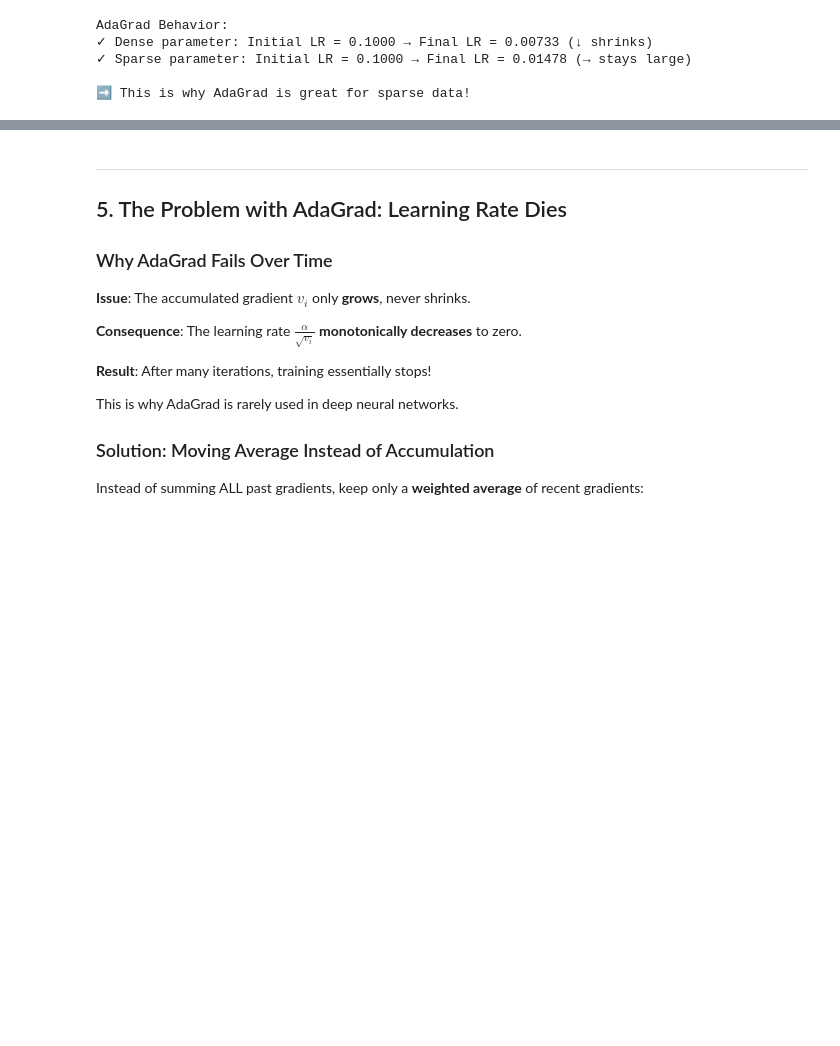
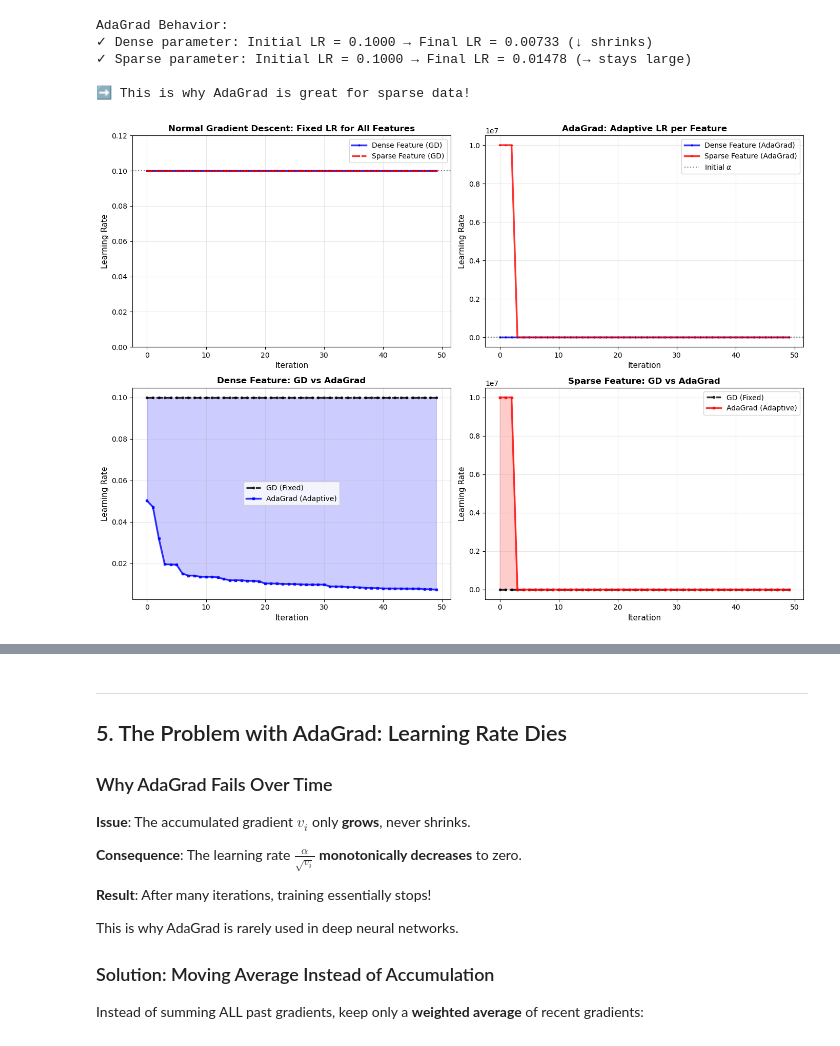
Before and after one commit to Aliha7ish/Adaptive_Optimizers_and_Newtons_Method, a Jupyter notebook: Adaptive_Optimizers_and_Newton_Method.ipynb, the cells around one changed output, grey strips where cells are left out. Drawn from its saved outputs; the diff is of its cells as text; code cells hidden in the pictures; blank space fills up the shorter version.

```diff
--- a/Adaptive_Optimizers_and_Newton_Method.ipynb
+++ b/Adaptive_Optimizers_and_Newton_Method.ipynb
@@ -449,3 +449,98 @@ AdaGrad Behavior:
 ✓ Sparse parameter: Initial LR = 0.1000 → Final LR = 0.01478 (→ stays large)
 
 ➡️ This is why AdaGrad is great for sparse data!
+# %%
+# Visualization 3b: GD vs AdaGrad - Learning Rate Adaptation
+def compare_gd_vs_adagrad():
+    """Direct comparison: Normal GD has fixed LR, AdaGrad adapts per-feature"""
+    np.random.seed(42)
+
+    iterations = 50
+    alpha = 0.1  # Initial learning rate
+    eps = 1e-8
+
+    # Simulate 2 features with different gradient patterns
+    dense_grads = np.random.randn(iterations) * 2 + 1  # Frequent, large gradients
+    sparse_grads = np.zeros(iterations)
+    sparse_indices = np.random.choice(iterations, size=15, replace=False)
+    sparse_grads[sparse_indices] = np.random.randn(15) * 1.5  # Rare, occasional spikes
+
+    # Normal GD: Fixed learning rate for all features
+    gd_dense_lr = np.ones(iterations) * alpha
+    gd_sparse_lr = np.ones(iterations) * alpha
+
+    # AdaGrad: Adaptive learning rates per feature
+    v_dense = np.cumsum(dense_grads ** 2)
+    v_sparse = np.cumsum(sparse_grads ** 2)
+    adagrad_dense_lr = alpha / (np.sqrt(v_dense) + eps)
+    adagrad_sparse_lr = alpha / (np.sqrt(v_sparse) + eps)
+
+    fig, axes = plt.subplots(2, 2, figsize=(14, 10))
+
+    x = np.arange(iterations)
+
+    # Plot 1: Normal GD - Learning Rates (constant)
+    axes[0, 0].plot(x, gd_dense_lr, 'b-', linewidth=2.5, label='Dense Feature (GD)', marker='o', markersize=2, alpha=0.8)
+    axes[0, 0].plot(x, gd_sparse_lr, 'r--', linewidth=2.5, label='Sparse Feature (GD)', marker='s', markersize=2, alpha=0.8)
+    axes[0, 0].axhline(y=alpha, color='k', linestyle=':', alpha=0.5)
+    axes[0, 0].set_xlabel('Iteration', fontsize=11)
+    axes[0, 0].set_ylabel('Learning Rate', fontsize=11)
+    axes[0, 0].set_title('Normal Gradient Descent: Fixed LR for All Features', fontsize=12, fontweight='bold')
+    axes[0, 0].legend(fontsize=10)
+    axes[0, 0].grid(True, alpha=0.3)
+    axes[0, 0].set_ylim([0, alpha * 1.2])
+
+    # Plot 2: AdaGrad - Learning Rates (adaptive)
+    axes[0, 1].plot(x, adagrad_dense_lr, 'b-', linewidth=2.5, label='Dense Feature (AdaGrad)', marker='o', markersize=2, alpha=0.8)
+    axes[0, 1].plot(x, adagrad_sparse_lr, 'r-', linewidth=2.5, label='Sparse Feature (AdaGrad)', marker='s', markersize=2, alpha=0.8)
+    axes[0, 1].axhline(y=alpha, color='k', linestyle=':', alpha=0.5, label='Initial $\\alpha$')
+    axes[0, 1].set_xlabel('Iteration', fontsize=11)
+    axes[0, 1].set_ylabel('Learning Rate', fontsize=11)
+    axes[0, 1].set_title('AdaGrad: Adaptive LR per Feature', fontsize=12, fontweight='bold')
+    axes[0, 1].legend(fontsize=10)
+    axes[0, 1].grid(True, alpha=0.3)
+
+    # Plot 3: Side-by-side comparison for Dense Feature
+    axes[1, 0].plot(x, gd_dense_lr, 'k--', linewidth=2.5, label='GD (Fixed)', marker='o', markersize=3, alpha=0.8)
+    axes[1, 0].plot(x, adagrad_dense_lr, 'b-', linewidth=2.5, label='AdaGrad (Adaptive)', marker='s', markersize=3, alpha=0.8)
+    axes[1, 0].fill_between(x, gd_dense_lr, adagrad_dense_lr, alpha=0.2, color='blue')
+    axes[1, 0].set_xlabel('Iteration', fontsize=11)
+    axes[1, 0].set_ylabel('Learning Rate', fontsize=11)
+    axes[1, 0].set_title('Dense Feature: GD vs AdaGrad', fontsize=12, fontweight='bold')
+    axes[1, 0].legend(fontsize=10)
+    axes[1, 0].grid(True, alpha=0.3)
+
+    # Plot 4: Side-by-side comparison for Sparse Feature
+    axes[1, 1].plot(x, gd_sparse_lr, 'k--', linewidth=2.5, label='GD (Fixed)', marker='o', markersize=3, alpha=0.8)
+    axes[1, 1].plot(x, adagrad_sparse_lr, 'r-', linewidth=2.5, label='AdaGrad (Adaptive)', marker='s', markersize=3, alpha=0.8)
+    axes[1, 1].fill_between(x, gd_sparse_lr, adagrad_sparse_lr, alpha=0.2, color='red')
+    axes[1, 1].set_xlabel('Iteration', fontsize=11)
+    axes[1, 1].set_ylabel('Learning Rate', fontsize=11)
+    axes[1, 1].set_title('Sparse Feature: GD vs AdaGrad', fontsize=12, fontweight='bold')
+    axes[1, 1].legend(fontsize=10)
+    axes[1, 1].grid(True, alpha=0.3)
+
+    plt.tight_layout()
+    plt.show()
+
+    print("=" * 70)
+    print("GD vs AdaGrad: Learning Rate Behavior")
+    print("=" * 70)
+    print("\n📊 NORMAL GRADIENT DESCENT (Fixed LR):")
+    print(f"   • Dense feature LR:  {gd_dense_lr[0]:.4f} → {gd_dense_lr[-1]:.4f} (NO CHANGE)")
+    print(f"   • Sparse feature LR: {gd_sparse_lr[0]:.4f} → {gd_sparse_lr[-1]:.4f} (NO CHANGE)")
+    print(f"   ❌ Problem: Same LR for all features, regardless of gradient history")
+
+    print("\n📊 ADAGRAD (Adaptive LR per Feature):")
+    print(f"   • Dense feature LR:  {adagrad_dense_lr[0]:.4f} → {adagrad_dense_lr[-1]:.6f} (SHRINKS)")
+    print(f"   • Sparse feature LR: {adagrad_sparse_lr[0]:.4f} → {adagrad_sparse_lr[-1]:.4f} (STAYS LARGE)")
+    print(f"   ✅ Benefit: Each feature gets appropriate learning rate!")
+
+    print("\n🔑 KEY INSIGHT:")
+    print(f"   • Dense feature with large gradients → smaller LR (prevents overshoot)")
+    print(f"   • Sparse feature with small gradients → larger LR (enables meaningful updates)")
+    print("=" * 70)
+
+compare_gd_vs_adagrad()
+# %% [output]
+[figure, added]
```
Also changed, not shown: parts of 4 cells of this notebook.
